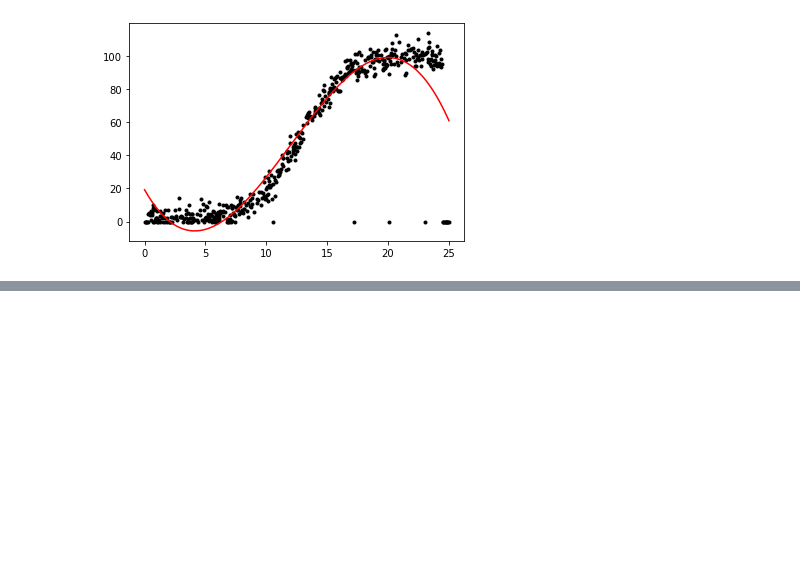
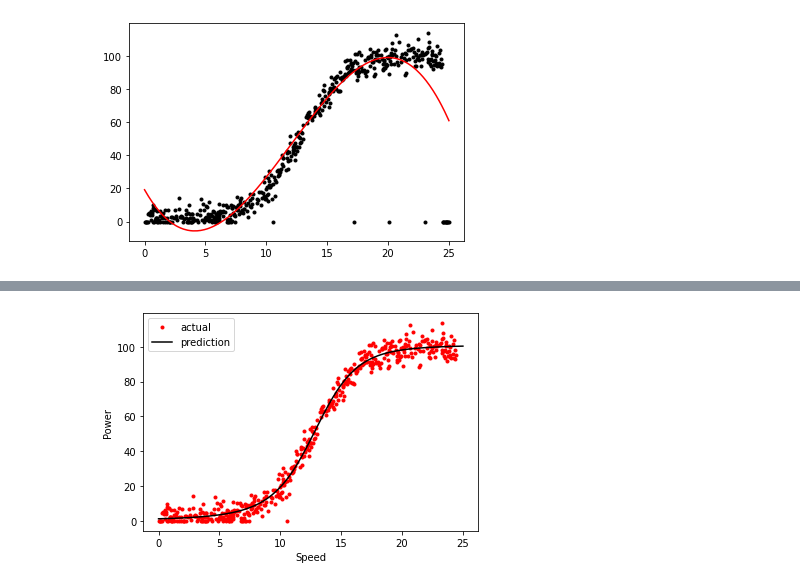
Before and after one commit to MrSkillage/Wind-Turbine-Power-Production, a Jupyter notebook: Jupyter_Notebooks/Wind_Turbines.ipynb, the cells around one changed output, grey strips where cells are left out. Cells and saved outputs as stored; diff of their text form; code cells hidden in the pictures; blank space fills up the shorter version.

Commit message:
Finished Jupyter Notebook prediction run. Need to complete walkthrough and make python file.

```diff
--- a/Jupyter_Notebooks/Wind_Turbines.ipynb
+++ b/Jupyter_Notebooks/Wind_Turbines.ipynb
@@ -122,0 +124,5 @@ def read_Data_Into_List(data, index, myList=[]):
+# %%
+# New data set that removes the outliers
+finalDataSet = trainSet.drop(outliers)
+x1 = finalDataSet.values[:,0]
+y1 = finalDataSet.values[:,1]
@@ -122,0 +140,10 @@ def read_Data_Into_List(data, index, myList=[]):
+# %%
+# Create a neural network with one neuron
+model = kr.models.Sequential()
+model.add(kr.layers.Dense(25, input_shape=(1,), activation="sigmoid", kernel_initializer="ones", bias_initializer="zeros"))
+model.add(kr.layers.Dense(100, input_shape=(1,), activation="sigmoid", kernel_initializer="ones", bias_initializer="zeros"))
+model.add(kr.layers.Dense(1, input_shape=(1,), activation="linear", kernel_initializer="ones", bias_initializer="zeros"))
+
+# Compile and fit (train & predict)
+model.compile('adam', loss='mean_squared_error')
+model.fit(x1, y1, epochs=250,  batch_size=10)
@@ -122,0 +169,10 @@ def read_Data_Into_List(data, index, myList=[]):
+# %%
+# Plot prodiction model with finaDataSet
+plt.plot(x1, y1, 'r.', label="actual")
+plt.plot(newData['speed'], model.predict(newData['speed']), color="black", label="prediction")
+plt.xlabel("Speed")
+plt.ylabel("Power")
+plt.legend()
+plt.show()
+# %% [output]
+[figure, added]
```
Also changed, not shown: parts of 15 cells of this notebook, 4 other files.
